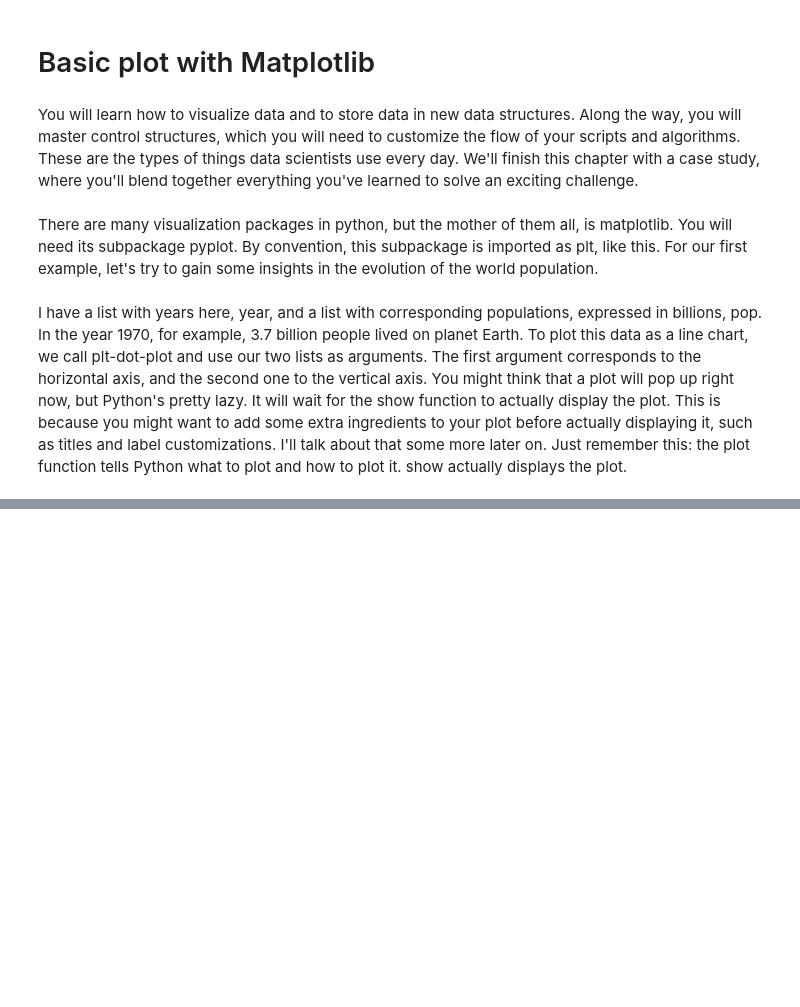
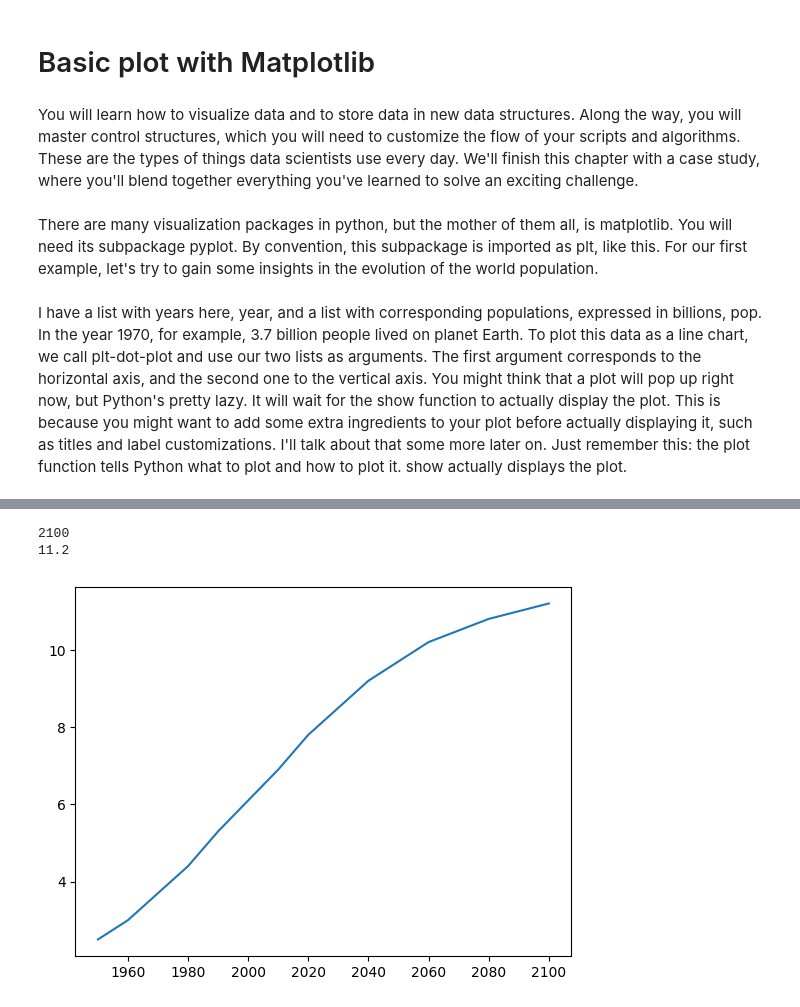
Before and after one commit to lachemontes/DS_python, a Jupyter notebook: notes/Intermediate/matplotlib.ipynb, the cells around one changed output, grey strips where cells are left out. Drawn from its saved outputs; the diff is of its cells as text; code cells hidden in the pictures; blank space fills up the shorter version.

```diff
--- a/notes/Intermediate/matplotlib.ipynb
+++ b/notes/Intermediate/matplotlib.ipynb
@@ -26,0 +49,17 @@ plt.show()
+# %%
+# Print the last item from year and pop
+print(year[-1])
+print(pop[-1])
+
+# Import matplotlib.pyplot as plt
+import matplotlib.pyplot as plt
+
+# Make a line plot: year on the x-axis, pop on the y-axis
+plt.plot(year, pop)
+
+# Display the plot with plt.show()
+plt.show()
+# %% [output]
+2100
+11.2
+[figure, added]
```
Also changed, not shown: parts of 18 cells of this notebook.
